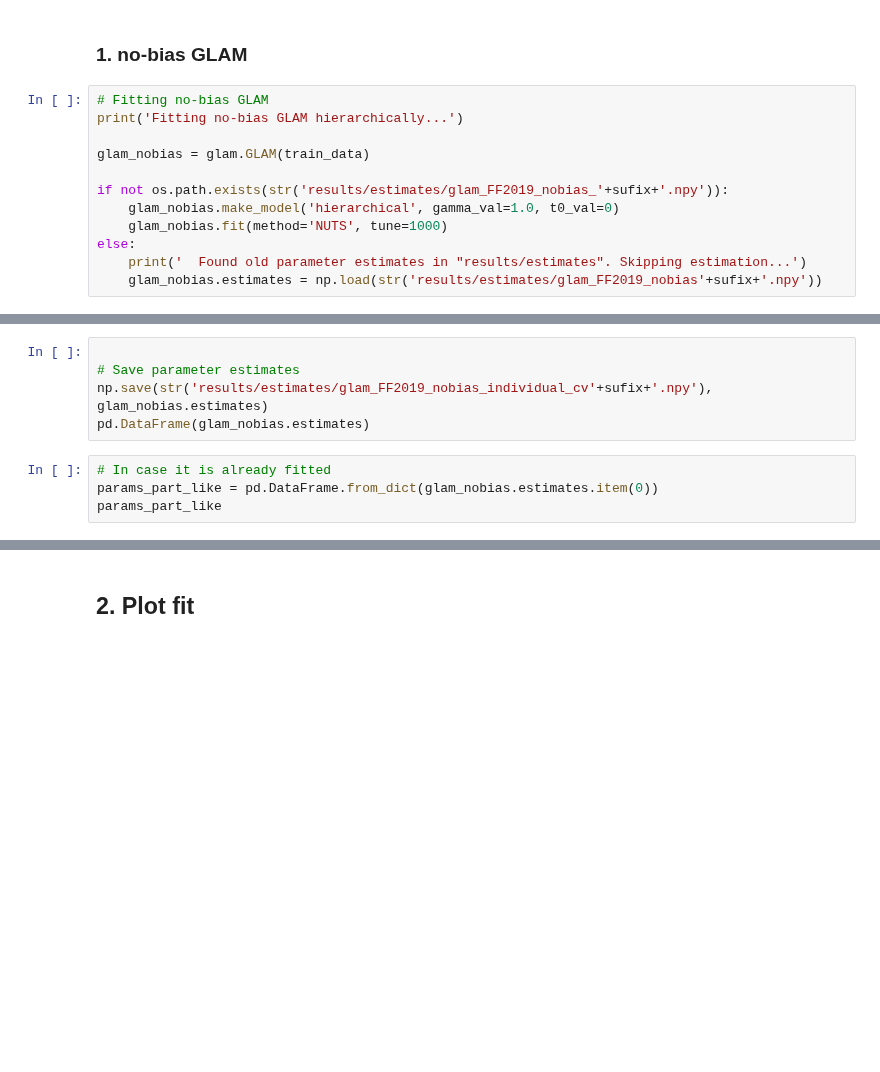
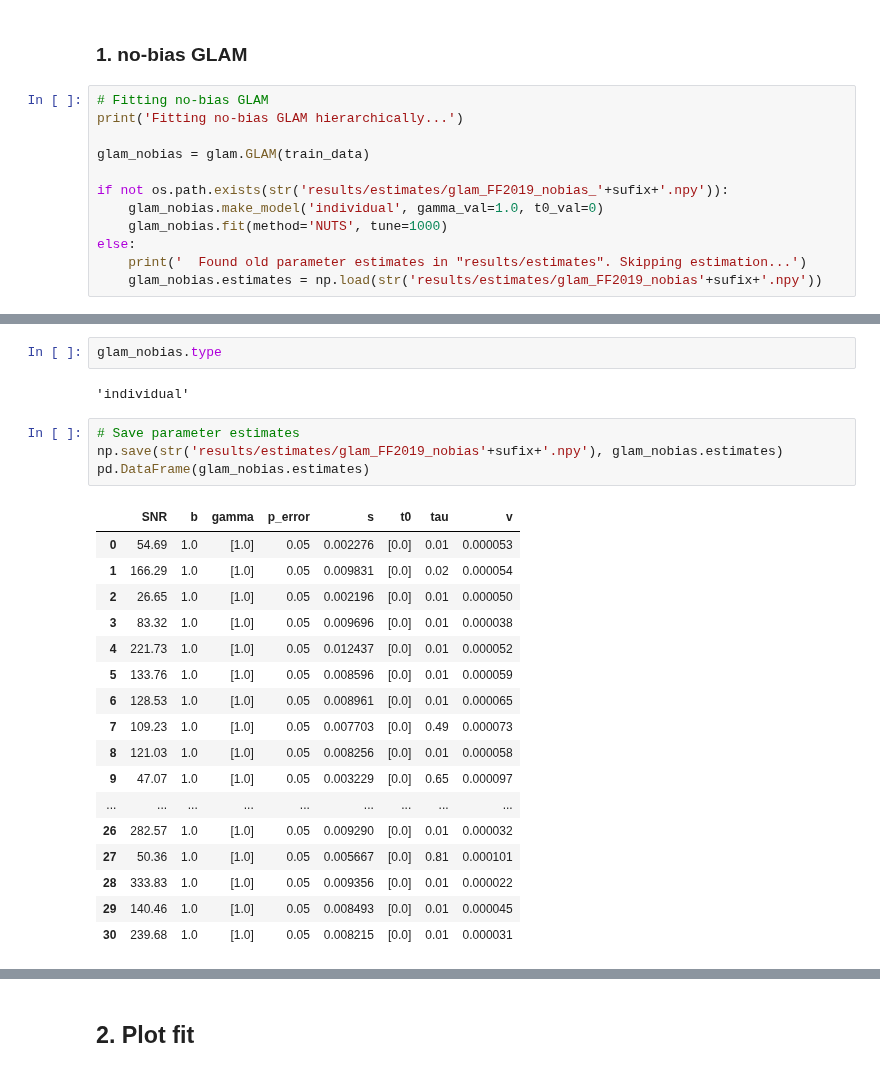
Before and after one commit to pradysepulveda/glamDDM_FF2018, a Jupyter notebook: FF2019_GLAM_individual_Dislike_NoBin_NUTS_31.ipynb, the cells around one changed output, grey strips where cells are left out. Saved outputs shown, nothing was run; the diff lists cells and outputs as text; blank space fills up the shorter version.

Commit message:
included individual models

```diff
--- a/FF2019_GLAM_individual_Dislike_NoBin_NUTS_31.ipynb
+++ b/FF2019_GLAM_individual_Dislike_NoBin_NUTS_31.ipynb
@@ -147,7 +268,7 @@ print('Fitting no-bias GLAM hierarchically...')
 glam_nobias = glam.GLAM(train_data)
 
 if not os.path.exists(str('results/estimates/glam_FF2019_nobias_'+sufix+'.npy')):
-    glam_nobias.make_model('hierarchical', gamma_val=1.0, t0_val=0)
+    glam_nobias.make_model('individual', gamma_val=1.0, t0_val=0)
     glam_nobias.fit(method='NUTS', tune=1000)
 else:
     print('  Found old parameter estimates in "results/estimates". Skipping estimation...')
@@ -155,9 +327,26 @@ else:
+# %%
+glam_nobias.type
+# %% [output]
+'individual'
 # %%
-
 # Save parameter estimates
-np.save(str('results/estimates/glam_FF2019_nobias_individual_cv'+sufix+'.npy'), glam_nobias.estimates)
+np.save(str('results/estimates/glam_FF2019_nobias'+sufix+'.npy'), glam_nobias.estimates)
 pd.DataFrame(glam_nobias.estimates)
+# %% [output]
+|  | SNR | b | gamma | p_error | s | t0 | tau | v |
+| 0 | 54.69 | 1.0 | [1.0] | 0.05 | 0.002276 | [0.0] | 0.01 | 0.000053 |
+| 1 | 166.29 | 1.0 | [1.0] | 0.05 | 0.009831 | [0.0] | 0.02 | 0.000054 |
+| 2 | 26.65 | 1.0 | [1.0] | 0.05 | 0.002196 | [0.0] | 0.01 | 0.000050 |
+| 3 | 83.32 | 1.0 | [1.0] | 0.05 | 0.009696 | [0.0] | 0.01 | 0.000038 |
+| 4 | 221.73 | 1.0 | [1.0] | 0.05 | 0.012437 | [0.0] | 0.01 | 0.000052 |
+| 5 | 133.76 | 1.0 | [1.0] | 0.05 | 0.008596 | [0.0] | 0.01 | 0.000059 |
+| 6 | 128.53 | 1.0 | [1.0] | 0.05 | 0.008961 | [0.0] | 0.01 | 0.000065 |
+| 7 | 109.23 | 1.0 | [1.0] | 0.05 | 0.007703 | [0.0] | 0.49 | 0.000073 |
+| 8 | 121.03 | 1.0 | [1.0] | 0.05 | 0.008256 | [0.0] | 0.01 | 0.000058 |
+| 9 | 47.07 | 1.0 | [1.0] | 0.05 | 0.003229 | [0.0] | 0.65 | 0.000097 |
+| ... | ... | ... | ... | ... | ... | ... | ... | ... |
+| 26 | 282.57 | 1.0 | [1.0] | 0.05 | 0.009290 | [0.0] | 0.01 | 0.000032 |
+| 27 | 50.36 | 1.0 | [1.0] | 0.05 | 0.005667 | [0.0] | 0.81 | 0.000101 |
+| 28 | 333.83 | 1.0 | [1.0] | 0.05 | 0.009356 | [0.0] | 0.01 | 0.000022 |
+| 29 | 140.46 | 1.0 | [1.0] | 0.05 | 0.008493 | [0.0] | 0.01 | 0.000045 |
+| 30 | 239.68 | 1.0 | [1.0] | 0.05 | 0.008215 | [0.0] | 0.01 | 0.000031 |
-# %%
-# In case it is already fitted
-params_part_like = pd.DataFrame.from_dict(glam_nobias.estimates.item(0))
-params_part_like
```
Also changed, not shown: parts of 25 cells of this notebook, 53 other files.
